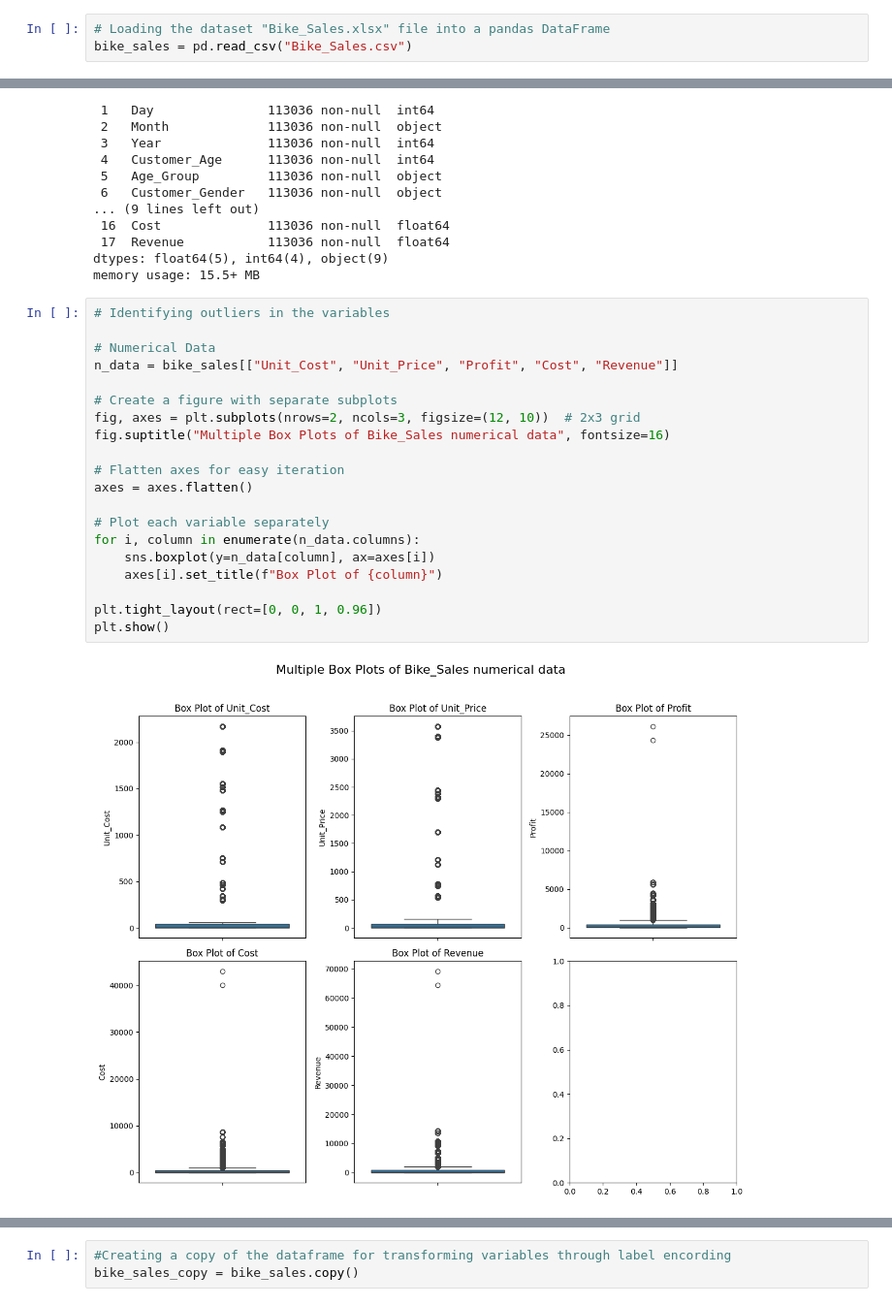
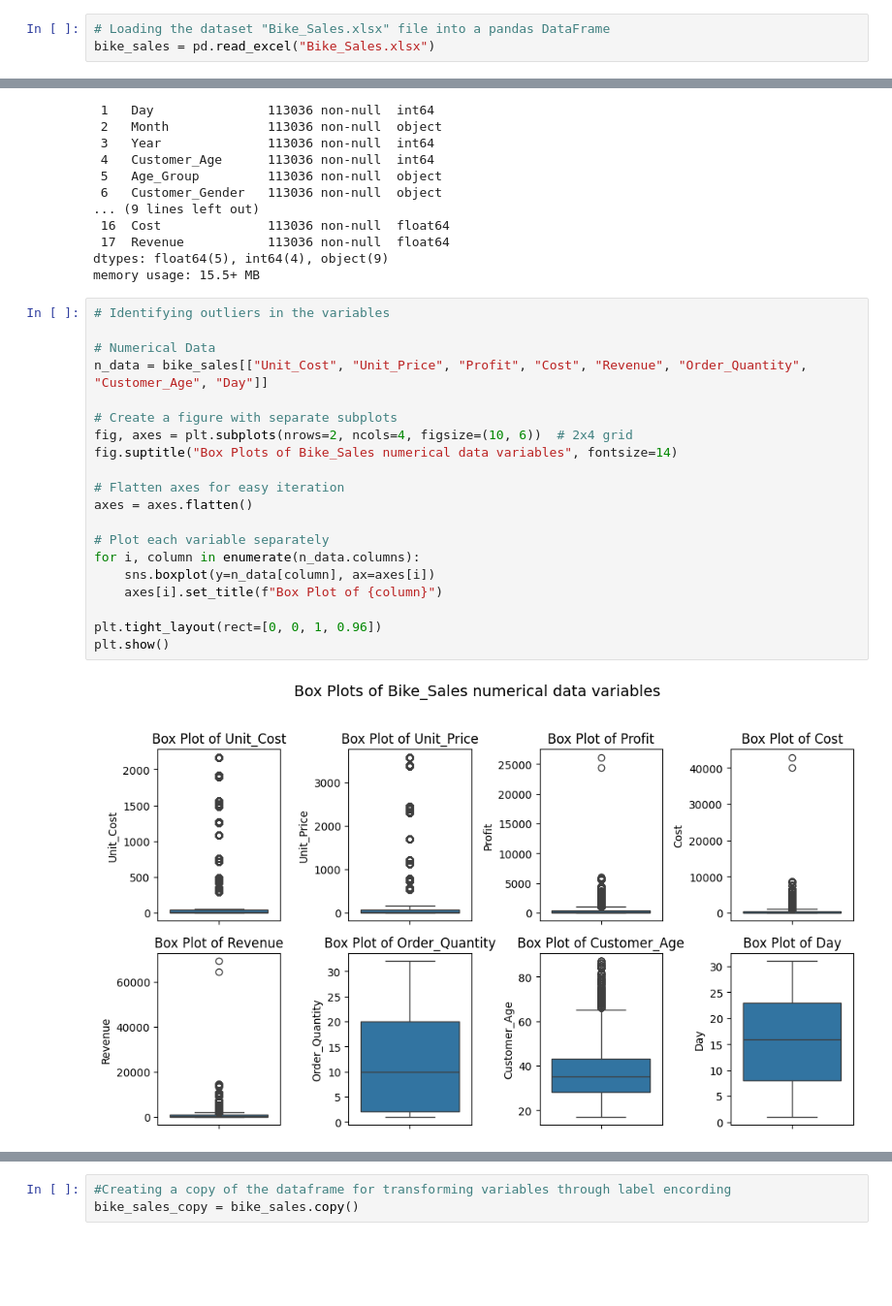
Before and after one commit to ZiriaNantaba/DataMining-Modelling-Analytics, a Jupyter notebook: Exam Ziria Nantaba B26281.ipynb, the cells around one changed output, grey strips where cells are left out. Shown at 97% size. Drawn from its saved outputs; the diff is of its cells as text; blank space fills up the shorter version.

```diff
--- a/Exam Ziria Nantaba B26281.ipynb
+++ b/Exam Ziria Nantaba B26281.ipynb
@@ -15,7 +22,7 @@ from sklearn.preprocessing import LabelEncoder
 import re # and re for regular expressions
 # %%
 # Loading the dataset "Bike_Sales.xlsx" file into a pandas DataFrame
-bike_sales = pd.read_csv("Bike_Sales.csv")
+bike_sales = pd.read_excel("Bike_Sales.xlsx")
 # %% [markdown]
 Data Exploration
 # %%
@@ -135,23 +149,23 @@ memory usage: 15.5+ MB
 # %%
 # Identifying outliers in the variables
 
 # Numerical Data
-n_data = bike_sales[["Unit_Cost", "Unit_Price", "Profit", "Cost", "Revenue"]]
+n_data = bike_sales[["Unit_Cost", "Unit_Price", "Profit", "Cost", "Revenue", "Order_Quantity", "Customer_Age", "Day"]]
 
 # Create a figure with separate subplots
-fig, axes = plt.subplots(nrows=2, ncols=3, figsize=(12, 10))  # 2x3 grid
-fig.suptitle("Multiple Box Plots of Bike_Sales numerical data", fontsize=16)
+fig, axes = plt.subplots(nrows=2, ncols=4, figsize=(10, 6))  # 2x4 grid
+fig.suptitle("Box Plots of Bike_Sales numerical data variables", fontsize=14)
 
 # Flatten axes for easy iteration
 axes = axes.flatten()
 
 # Plot each variable separately
 for i, column in enumerate(n_data.columns):
     sns.boxplot(y=n_data[column], ax=axes[i])
     axes[i].set_title(f"Box Plot of {column}")
 
 plt.tight_layout(rect=[0, 0, 1, 0.96])
 plt.show()
 # %% [output]
-[figure, old version]
+[figure, new version]
 # %% [markdown]
```
Also changed, not shown: parts of 62 cells of this notebook.
